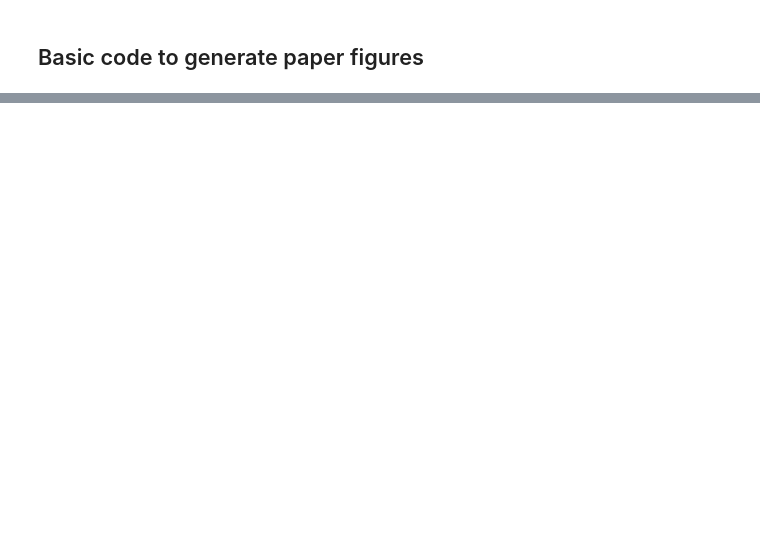
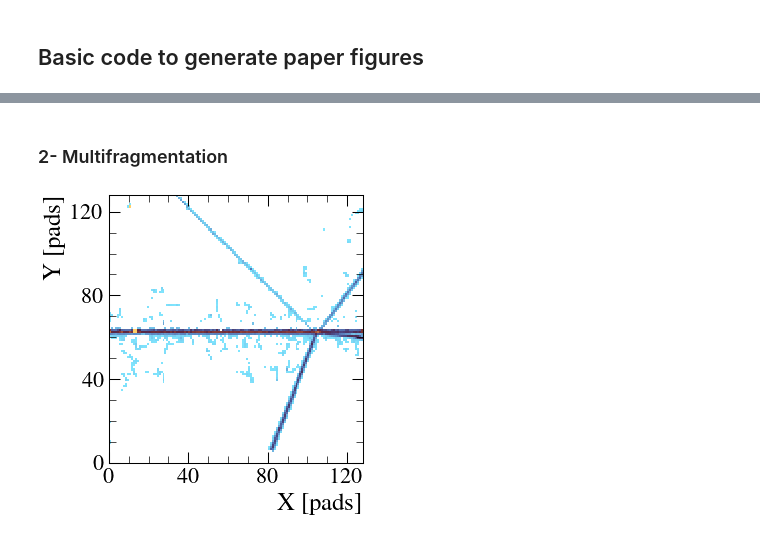
Before and after one commit to loopset/e796-analysis, a Jupyter notebook: Publications/Code/mpl/events.ipynb, the cells around one changed output, grey strips where cells are left out. Drawn from its saved outputs; the diff is of its cells as text; code cells hidden in the pictures; blank space fills up the shorter version.

```diff
--- a/Publications/Code/mpl/events.ipynb
+++ b/Publications/Code/mpl/events.ipynb
@@ -76,0 +34,13 @@ q = threed[x, y, z]
+# %% [markdown]
+### 2- Multifragmentation
+# %%
+multi = u.DataInterface("../Events/run_155_entry_38.root")
+u.init_figure("multi", figsize=figsize)
+mesh = multi.draw()
+mesh.set_clim(vmax=8000)
+
+plt.tight_layout()
+plt.show()
+plt.gcf().savefig("./Outputs/multi_event.pdf")
+# %% [output]
+[figure, added]
```
Also changed, not shown: parts of 13 cells of this notebook, 10 other files.
